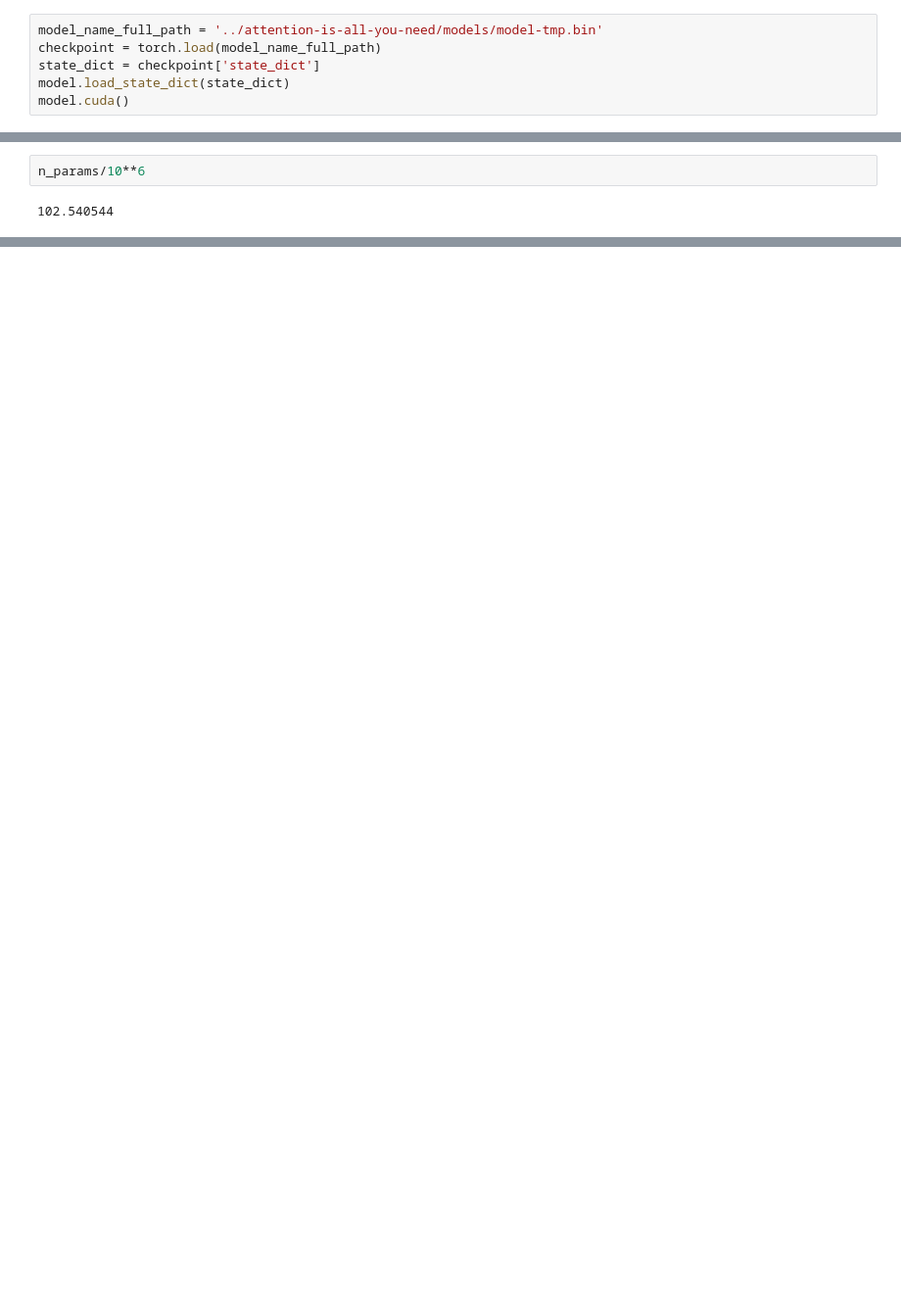
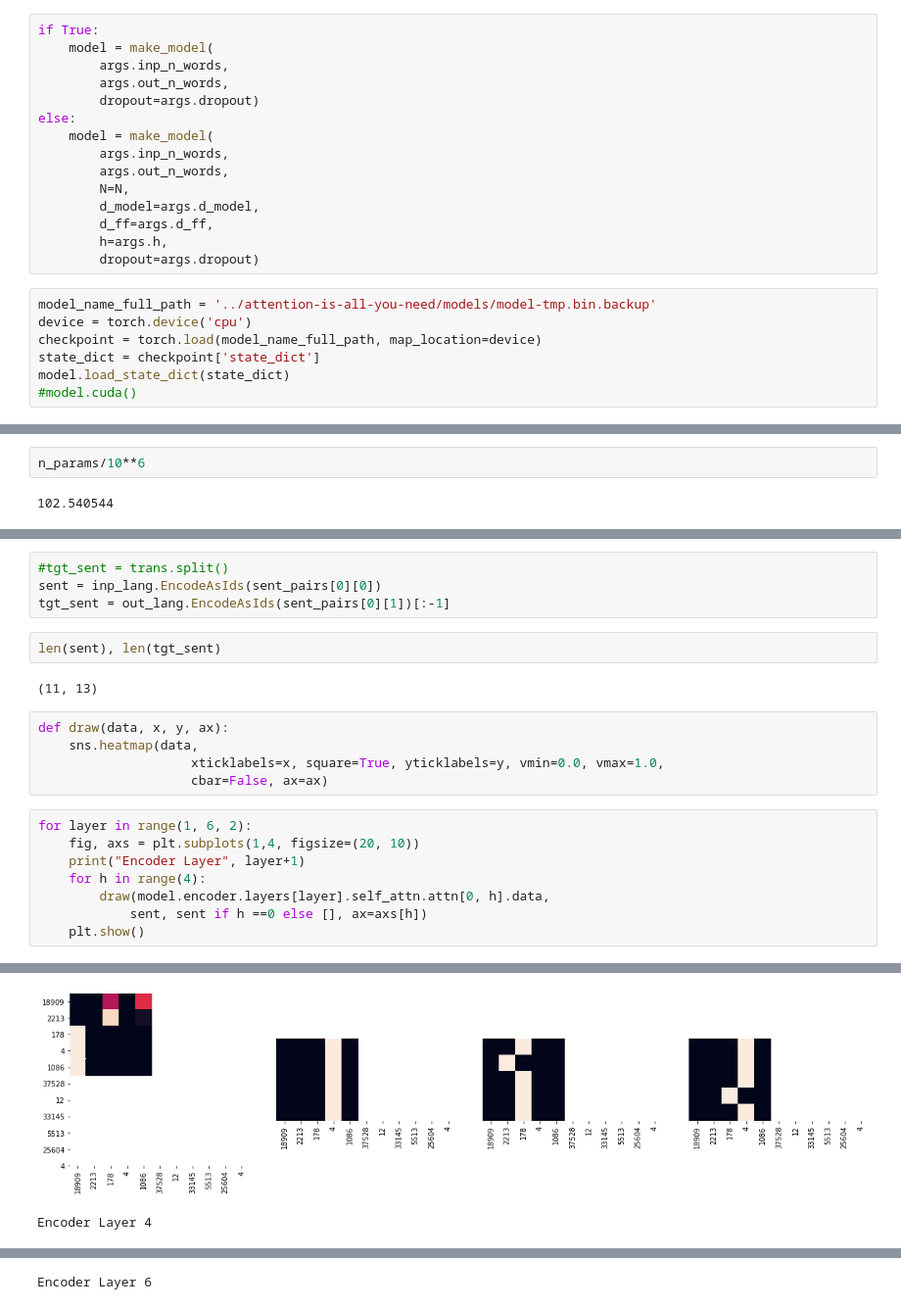
Before and after one commit to jinkilee/LaH, a Jupyter notebook: ipynb/attention-is-all-you-need_evaluate.ipynb, the cells around one changed output, grey strips where cells are left out. Shown at 98% size. Saved outputs shown, nothing was run; the diff lists cells and outputs as text; blank space fills up the shorter version.

```diff
--- a/ipynb/attention-is-all-you-need_evaluate.ipynb
+++ b/ipynb/attention-is-all-you-need_evaluate.ipynb
@@ -126,7 +130,23 @@ model = make_model(args.inp_n_words, args.out_n_words)
+# %%
+if True:
+    model = make_model(
+        args.inp_n_words,
+        args.out_n_words,
+        dropout=args.dropout)
+else:
+    model = make_model(
+        args.inp_n_words,
+        args.out_n_words,
+        N=N,
+        d_model=args.d_model,
+        d_ff=args.d_ff,
+        h=args.h,
+        dropout=args.dropout)
 # %%
-model_name_full_path = '../attention-is-all-you-need/models/model-tmp.bin'
-checkpoint = torch.load(model_name_full_path)
+model_name_full_path = '../attention-is-all-you-need/models/model-tmp.bin.backup'
+device = torch.device('cpu')
+checkpoint = torch.load(model_name_full_path, map_location=device)
 state_dict = checkpoint['state_dict']
 model.load_state_dict(state_dict)
-model.cuda()
+#model.cuda()
 # %% [output]
@@ -230,0 +241,22 @@ n_params/10**6
+# %%
+#tgt_sent = trans.split()
+sent = inp_lang.EncodeAsIds(sent_pairs[0][0])
+tgt_sent = out_lang.EncodeAsIds(sent_pairs[0][1])[:-1]
+# %%
+len(sent), len(tgt_sent)
+# %% [output]
+(11, 13)
+# %%
+def draw(data, x, y, ax):
+    sns.heatmap(data,
+                    xticklabels=x, square=True, yticklabels=y, vmin=0.0, vmax=1.0,
+                    cbar=False, ax=ax)
+# %%
+for layer in range(1, 6, 2):
+    fig, axs = plt.subplots(1,4, figsize=(20, 10))
+    print("Encoder Layer", layer+1)
+    for h in range(4):
+        draw(model.encoder.layers[layer].self_attn.attn[0, h].data,
+            sent, sent if h ==0 else [], ax=axs[h])
+    plt.show()
+# %% [output]
@@ -230,0 +280,2 @@ n_params/10**6
+[figure, added]
+Encoder Layer 4
@@ -230,0 +283 @@ n_params/10**6
+Encoder Layer 6
```
Also changed, not shown: parts of 20 cells of this notebook, 1 other file.
